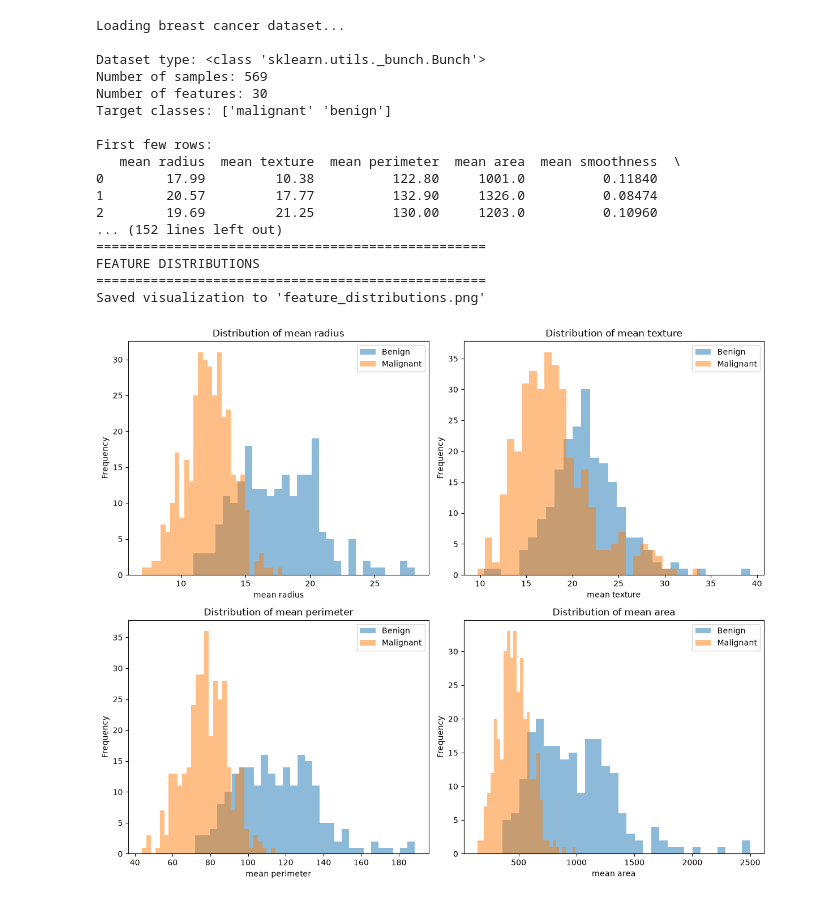
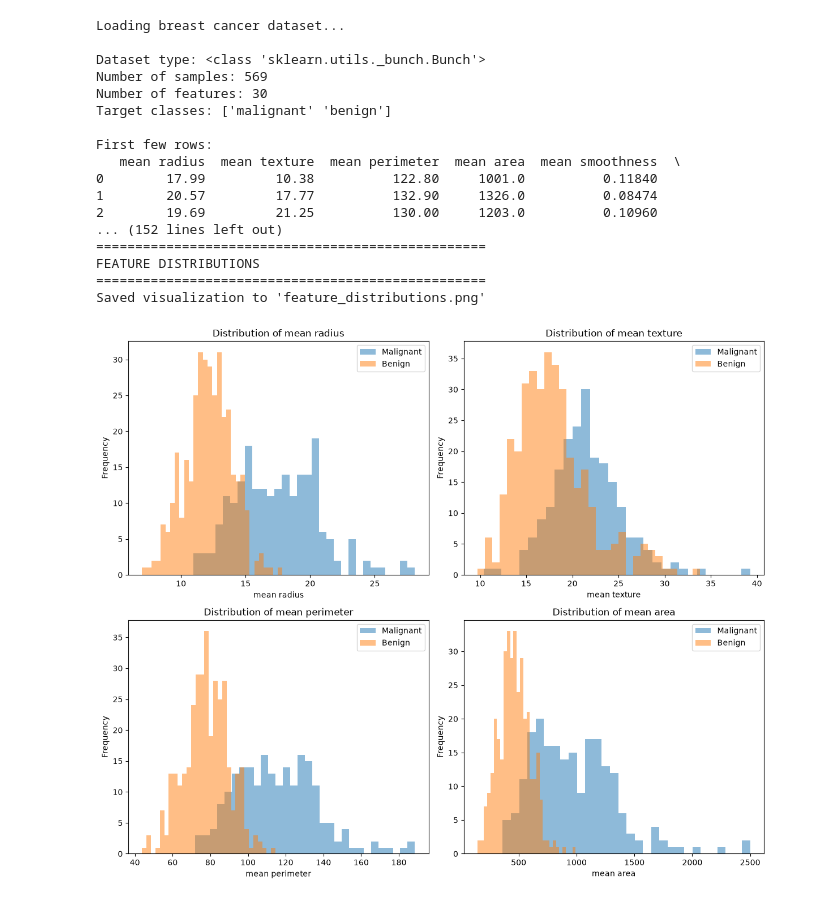
Before and after one commit to GordanSkopljak/sklearn-Model-Training---Evaluation, a Jupyter notebook: sklearn Model Training Evaluation.ipynb, the cells around one changed output. Cells and saved outputs as stored; diff of their text form; code cells hidden in the pictures.

```diff
--- a/sklearn Model Training Evaluation.ipynb
+++ b/sklearn Model Training Evaluation.ipynb
@@ -35,8 +35,8 @@ print(df.info())
 
 print("\nTarget distribution:")
 print(df['target'].value_counts())
-print(f"Malignant (1): {(df['target'] == 1).sum()}")
-print(f"Benign (0): {(df['target'] == 0).sum()}")
+print(f"Malignant (0): {(df['target'] == 0).sum()}")
+print(f"Benign (1): {(df['target'] == 1).sum()}")
 
 # Basic statistics
 print("\n" + "="*50)
@@ -66,8 +66,8 @@ fig, axes = plt.subplots(2, 2, figsize=(12, 10))
 axes = axes.ravel()
 
 for idx, feature in enumerate(key_features):
-    axes[idx].hist(df[df['target'] == 0][feature], alpha=0.5, label='Benign', bins=30)
-    axes[idx].hist(df[df['target'] == 1][feature], alpha=0.5, label='Malignant', bins=30)
+    axes[idx].hist(df[df['target'] == 0][feature], alpha=0.5, label='Malignant', bins=30)
+    axes[idx].hist(df[df['target'] == 1][feature], alpha=0.5, label='Benign', bins=30)
     axes[idx].set_xlabel(feature)
     axes[idx].set_ylabel('Frequency')
     axes[idx].set_title(f'Distribution of {feature}')
@@ -95,6 +95,13 @@ X_train, X_test, y_train, y_test = train_test_split(
     stratify=y
 )
 
+from sklearn.preprocessing import StandardScaler
+
+scaler = StandardScaler()
+X_train = scaler.fit_transform(X_train)
+X_test = scaler.transform(X_test)
+print("\n✓ Features successfully scaled with StandardScaler.")
+
 print("\n" + "="*50)
 print("DATA SPLIT")
 print("="*50)
@@ -106,13 +113,13 @@ print(f"Test features: {X_test.shape[1]}")
 # Verify class distribution in both sets
 print("\nTraining set target distribution:")
 print(y_train.value_counts())
-print(f"  Benign (0): {(y_train == 0).sum()} ({(y_train == 0).mean()*100:.1f}%)")
-print(f"  Malignant (1): {(y_train == 1).sum()} ({(y_train == 1).mean()*100:.1f}%)")
+print(f"  Malignant (0): {(y_train == 0).sum()} ({(y_train == 0).mean()*100:.1f}%)")
+print(f"  Benign (1): {(y_train == 1).sum()} ({(y_train == 1).mean()*100:.1f}%)")
 
 print("\nTest set target distribution:")
 print(y_test.value_counts())
-print(f"  Benign (0): {(y_test == 0).sum()} ({(y_test == 0).mean()*100:.1f}%)")
-print(f"  Malignant (1): {(y_test == 1).sum()} ({(y_test == 1).mean()*100:.1f}%)")
+print(f"  Malignant (0): {(y_test == 0).sum()} ({(y_test == 0).mean()*100:.1f}%)")
+print(f"  Benign (1): {(y_test == 1).sum()} ({(y_test == 1).mean()*100:.1f}%)")
 
 # Create KNN classifier
 # n_neighbors=5 means the model will look at the 5 nearest neighbors to make a prediction
@@ -129,45 +136,95 @@ y_test_pred = knn.predict(X_test)
 print(f"\nTraining predictions: {len(y_train_pred)}")
 print(f"Test predictions: {len(y_test_pred)}")
 
-# Calculate metrics
+# Calculate metrics (explicitly focusing precision and recall on Malignant (0))
 train_accuracy = accuracy_score(y_train, y_train_pred)
 test_accuracy = accuracy_score(y_test, y_test_pred)
-test_precision = precision_score(y_test, y_test_pred)
-test_recall = recall_score(y_test, y_test_pred)
+test_precision = precision_score(y_test, y_test_pred, pos_label=0)
+test_recall = recall_score(y_test, y_test_pred, pos_label=0)
 test_confusion = confusion_matrix(y_test, y_test_pred)
 
 print("=== Model Performance ===")
 print(f"\nTraining Accuracy: {train_accuracy:.4f} ({train_accuracy*100:.2f}%)")
 print(f"Test Accuracy: {test_accuracy:.4f} ({test_accuracy*100:.2f}%)")
-print(f"\nTest Precision: {test_precision:.4f}")
-print(f"Test Recall: {test_recall:.4f}")
+print(f"\nTest Precision (Malignant): {test_precision:.4f}")
+print(f"Test Recall (Malignant): {test_recall:.4f}")
 
+# Correcting the text headers to match scikit-learn's structural output [0,0 is Malignant]
 print("\n=== Confusion Matrix ===")
 print("                Predicted")
-print("              Benign  Malignant")
-print(f"Actual Benign    {test_confusion[0,0]:4d}      {test_confusion[0,1]:4d}")
-print(f"      Malignant  {test_confusion[1,0]:4d}      {test_confusion[1,1]:4d}")
+print("              Malignant  Benign")
+print(f"Actual Malignant    {test_confusion[0,0]:4d}      {test_confusion[0,1]:4d}")
+print(f"       Benign       {test_confusion[1,0]:4d}      {test_confusion[1,1]:4d}")
 
 print("\n=== Classification Report ===")
 print(classification_report(y_test, y_test_pred, target_names=cancer_data.target_names))
+
+# Experiment with different K values
+print("\n" + "="*50)
+print("EXPERIMENTING WITH DIFFERENT K VALUES")
+print("="*50)
+
+k_values = [1, 3, 5, 7, 9, 11]
+results = []
+
+for k in k_values:
+    # Create and train model
+    knn_temp = KNeighborsClassifier(n_neighbors=k)
+    knn_temp.fit(X_train, y_train)
+
+    # Make predictions
+    y_pred_temp = knn_temp.predict(X_test)
+
+    # Calculate accuracy
+    acc = accuracy_score(y_test, y_pred_temp)
+    prec = precision_score(y_test, y_pred_temp)
+    rec = recall_score(y_test, y_pred_temp)
+
+    results.append({
+        'K': k,
+        'Accuracy': acc,
+        'Precision': prec,
+        'Recall': rec
+    })
+
+    print(f"K={k:2d}: Accuracy={acc:.4f}, Precision={prec:.4f}, Recall={rec:.4f}")
+
+# Find best K
+results_df = pd.DataFrame(results)
+best_k = results_df.loc[results_df['Accuracy'].idxmax(), 'K']
+print(f"\nBest K value: {best_k} (Accuracy: {results_df['Accuracy'].max():.4f})")
+
+# Visualize results
+plt.figure(figsize=(10, 6))
+plt.plot(results_df['K'], results_df['Accuracy'], marker='o', label='Accuracy')
+plt.plot(results_df['K'], results_df['Precision'], marker='s', label='Precision')
+plt.plot(results_df['K'], results_df['Recall'], marker='^', label='Recall')
+plt.xlabel('K (Number of Neighbors)')
+plt.ylabel('Score')
+plt.title('KNN Performance vs K Value')
+plt.legend()
+plt.grid(True, alpha=0.3)
+plt.savefig('knn_k_comparison.png', dpi=150, bbox_inches='tight')
+print("\nSaved visualization to 'knn_k_comparison.png'")
+plt.show()
 # %% [output]
 Loading breast cancer dataset...
 
 Dataset type: <class 'sklearn.utils._bunch.Bunch'>
 Number of samples: 569
 Number of features: 30
 Target classes: ['malignant' 'benign']
 
 First few rows:
    mean radius  mean texture  mean perimeter  mean area  mean smoothness  \
 0        17.99         10.38          122.80     1001.0          0.11840
 1        20.57         17.77          132.90     1326.0          0.08474
 2        19.69         21.25          130.00     1203.0          0.10960
 ... (152 lines left out)
 ==================================================
 FEATURE DISTRIBUTIONS
 ==================================================
 Saved visualization to 'feature_distributions.png'
-[figure, old version]
+[figure, new version]
 Features shape: (569, 30)
 Target shape: (569,)
```
Also changed, not shown: parts of 1 cell of this notebook, 1 other file.
